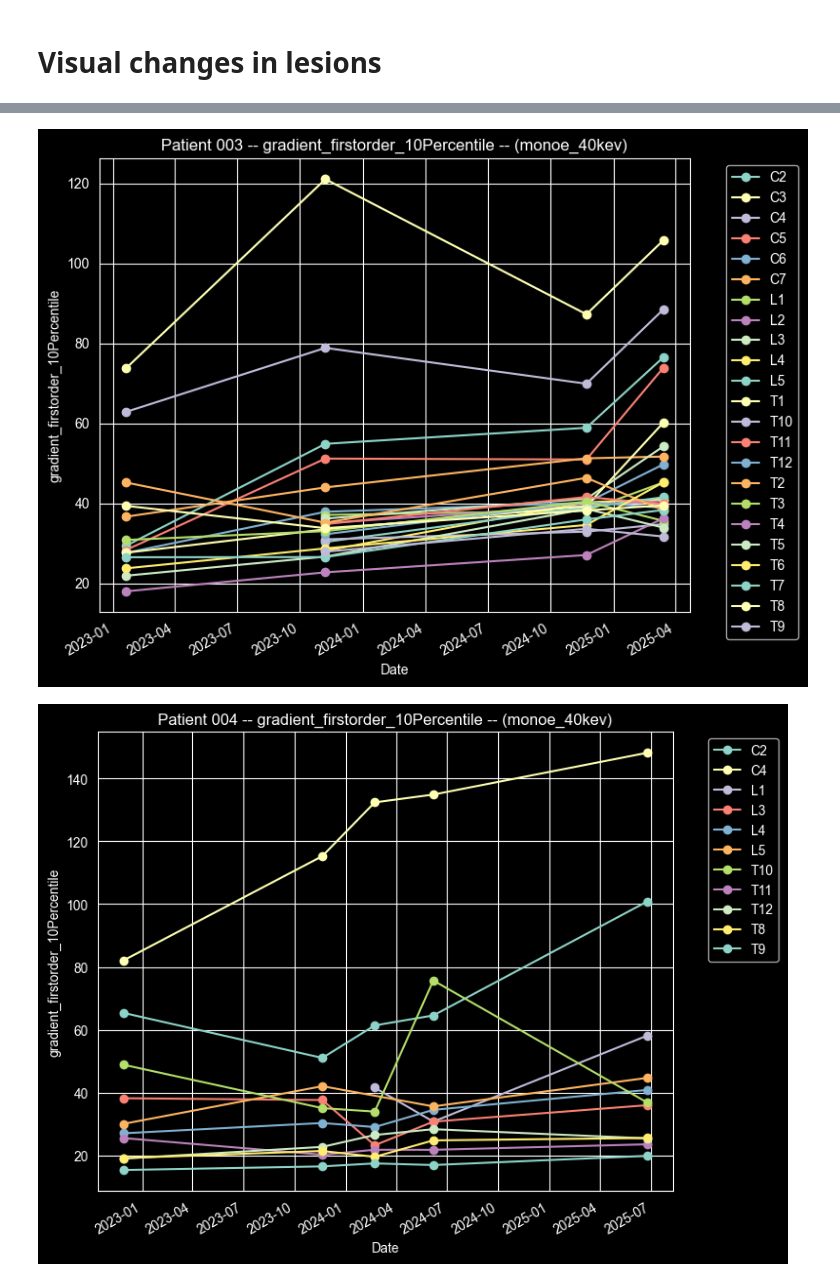
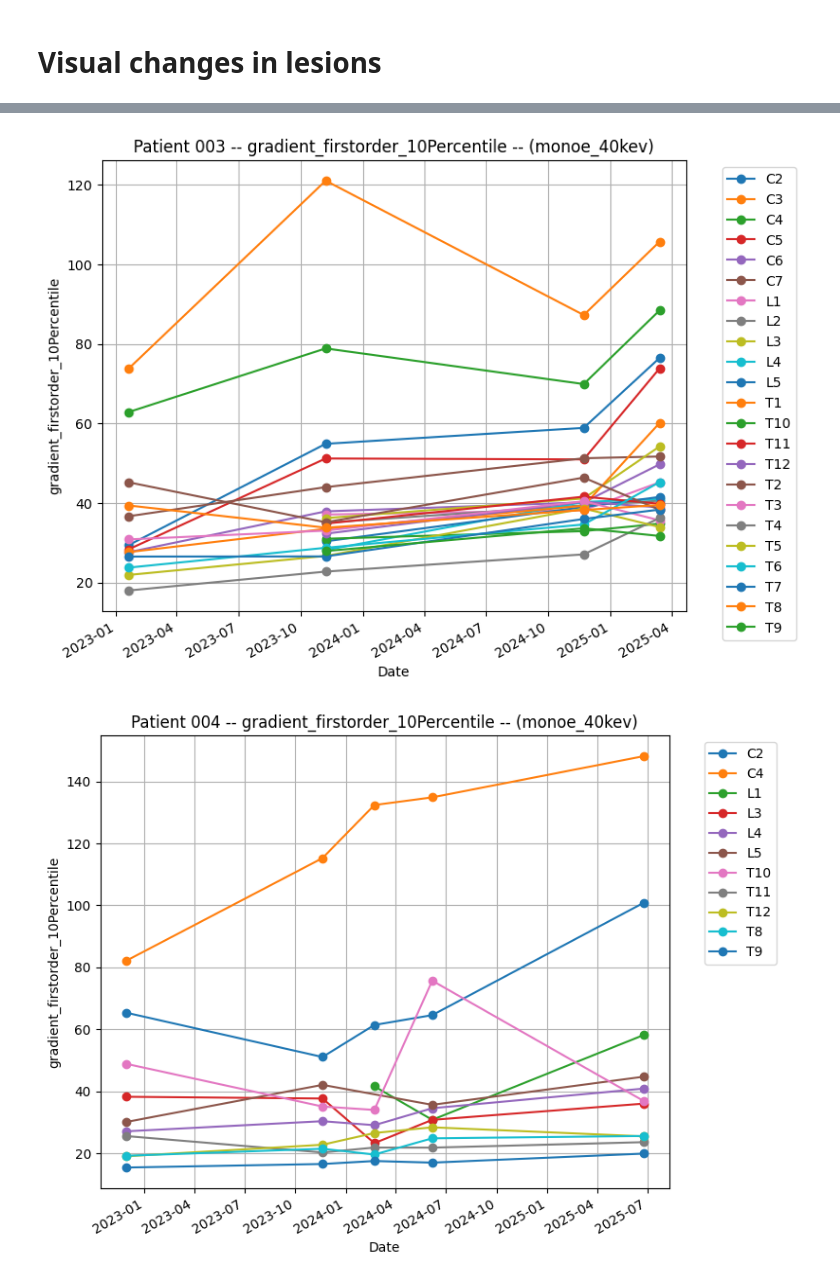
Before and after one commit to lukas1110/Analysis-of-multiple-myelomas-from-dual-CT, a Jupyter notebook: vertebrae_level/follow_up_vertebrae.ipynb, the cells around one changed output, grey strips where cells are left out. Cells and saved outputs as stored; diff of their text form; code cells hidden in the pictures.

```diff
--- a/vertebrae_level/follow_up_vertebrae.ipynb
+++ b/vertebrae_level/follow_up_vertebrae.ipynb
@@ -54,6 +54,7 @@ for img_type, patient_data in patients.items():
             patient_follow_up_dfs[img_type][patient][followup] = df
 # %%
 import matplotlib.pyplot as plt
+plt.style.use('default')
 import pandas as pd
 
 img_type = "monoe_40kev"
@@ -102,2 +103,2 @@ for patient, followups in patient_follow_up_dfs[img_type].items():
-[figure, old version]
+[figure, new version]
-[figure, old version]
+[figure, new version]
```
Also changed, not shown: parts of 12 cells of this notebook, 4 other files.
